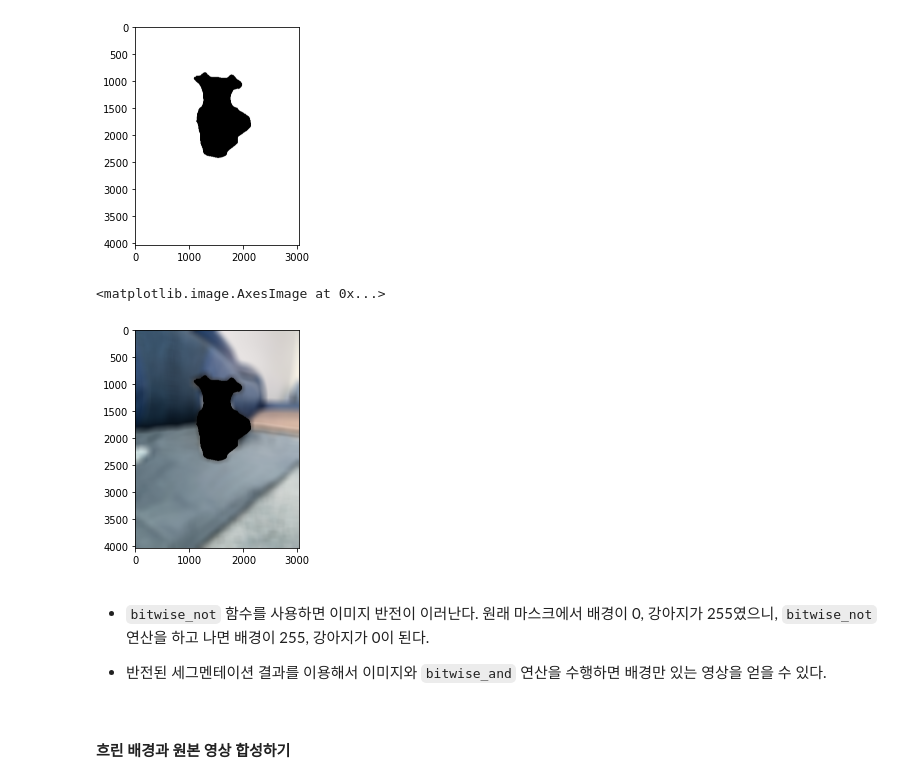
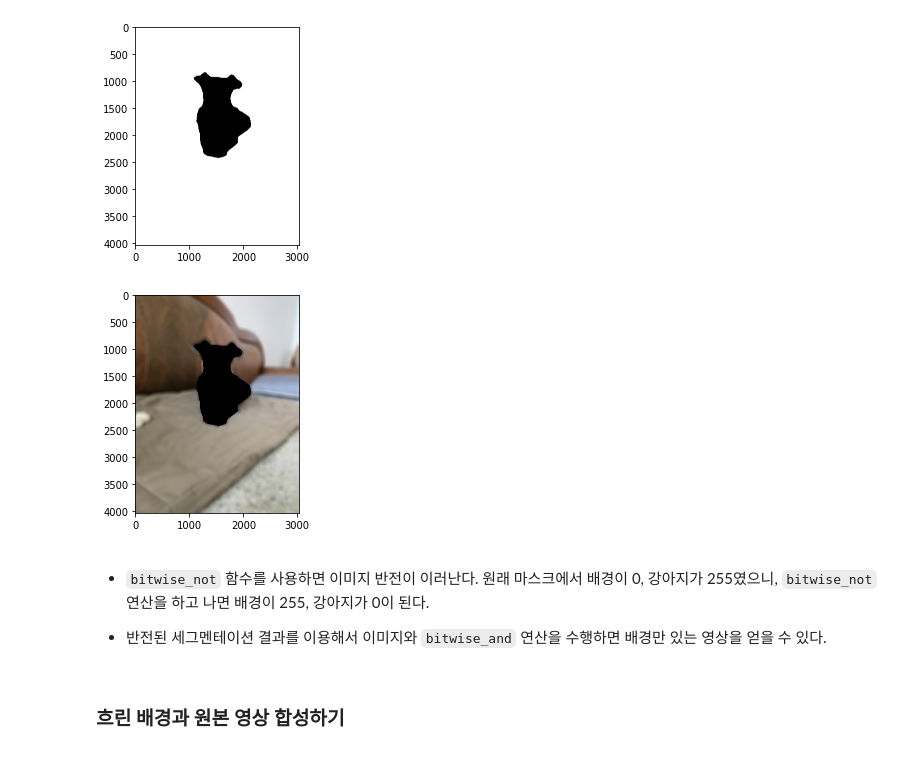
Before and after one commit to AnneBro/AIFFEL_Exploration, a Jupyter notebook: Ex10/[E-10] Project.ipynb, the cells around one changed output. Cells and saved outputs as stored; diff of their text form; code cells hidden in the pictures.

```diff
--- a/Ex10/[E-10] Project.ipynb
+++ b/Ex10/[E-10] Project.ipynb
@@ -216,0 +241,7 @@ seg_color=(128, 0, 64)
+# %%
+# seg_color_dog=(128, 0, 64)
+seg_color_dog=np.flip(colormap[12])
+seg_color_person=np.flip(colormap[15])
+
+print(seg_color_dog)
+print(seg_color_person)
@@ -217,9 +263,9 @@ seg_color=(128, 0, 64)
 # %%
 # output의 픽셀 별로 색상이 seg_color와 같다면 1(True), 다르다면 0(False)이 된다.
 
-seg_map = np.all(output==seg_color, axis=-1)
-print(seg_map.shape)
-plt.imshow(seg_map, cmap='gray')
+seg_map_dog = np.all(output==seg_color_dog, axis=-1)
+print(seg_map_dog.shape)
+plt.imshow(seg_map_dog, cmap='gray')
 plt.show()
 # %% [output]
 (4032, 3024)
@@ -238,7 +274,7 @@ array([[False, False, False, ..., False, False, False],
 jay_img_show = jay_img_orig.copy()
 
 # True과 False인 값을 각각 255과 0으로 바꿔줍니다
-img_mask = seg_map.astype(np.uint8) * 255
+img_mask = seg_map_dog.astype(np.uint8) * 255
 
 # 255와 0을 적당한 색상으로 바꿔봅니다
 color_mask = cv2.applyColorMap(img_mask, cv2.COLORMAP_JET)
@@ -258,7 +294,7 @@ plt.show()
 # %%
 # (13,13)은 blurring kernel size를 뜻합니다
 # 다양하게 바꿔보세요
-img_orig_blur = cv2.blur(jay_img_orig, (150,150))
+img_orig_blur = cv2.blur(jay_img_orig, (80,80))
 plt.imshow(cv2.cvtColor(img_orig_blur, cv2.COLOR_BGR2RGB))
 plt.show()
 # %% [output]
@@ -279,14 +315,14 @@ plt.imshow(img_bg_mask)
 [figure]
 # %%
 img_bg_blur = cv2.bitwise_and(img_orig_blur, img_bg_mask)
-plt.imshow(img_bg_blur)
+plt.imshow(cv2.cvtColor(img_bg_blur, cv2.COLOR_BGR2RGB))
+plt.show()
 # %% [output]
-<matplotlib.image.AxesImage at 0x...>
-[figure, old version]
+[figure, new version]
 # %% [markdown]
 - `bitwise_not` 함수를 사용하면 이미지 반전이 이러난다. 원래 마스크에서 배경이 0, 강아지가 255였으니, `bitwise_not`연산을 하고 나면 배경이 255, 강아지가 0이 된다.
 
 - 반전된 세그멘테이션 결과를 이용해서 이미지와 `bitwise_and` 연산을 수행하면 배경만 있는 영상을 얻을 수 있다.
 # %% [markdown]
-#### 흐린 배경과 원본 영상 합성하기
+### 흐린 배경과 원본 영상 합성하기
 # %%
```
Also changed, not shown: parts of 40 cells of this notebook, 3 other files.
